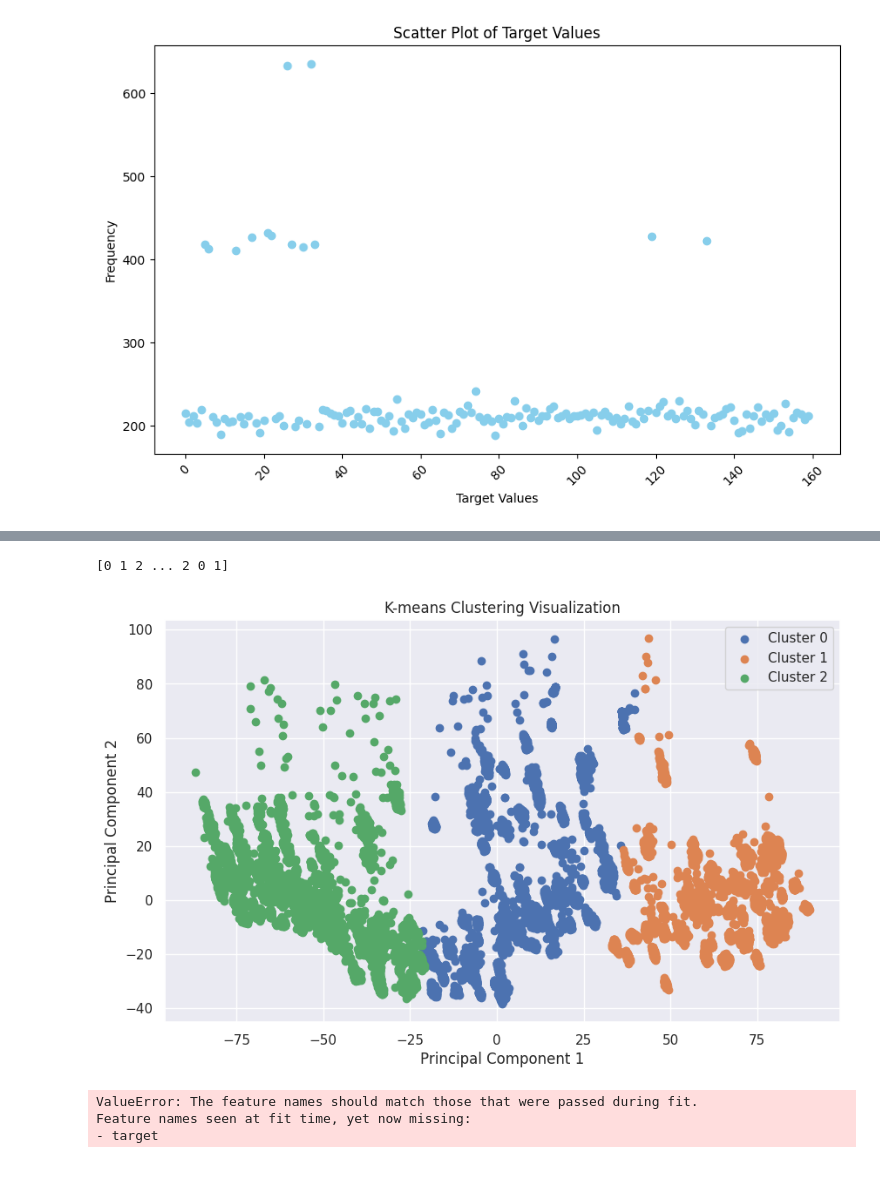
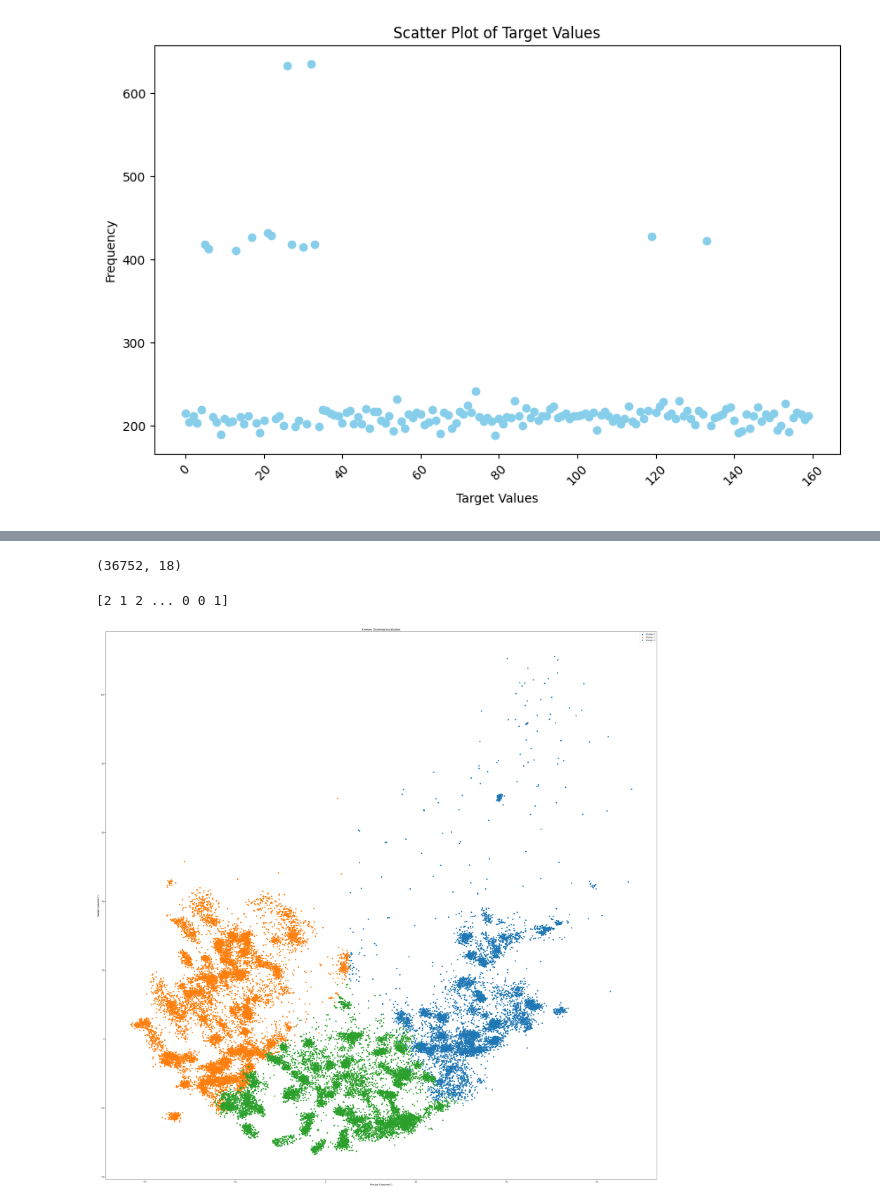
Before and after one commit to Shankjbs571/Machine-Learning-Techniques, a Jupyter notebook: Reso_Task1.ipynb, the cells around one changed output, grey strips where cells are left out. Saved outputs shown, nothing was run; the diff lists cells and outputs as text; code cells hidden in the pictures; blank space fills up the shorter version.

```diff
--- a/Reso_Task1.ipynb
+++ b/Reso_Task1.ipynb
@@ -141,6 +133,0 @@ Text(0, 0.5, 'Count')
-# %%
-import seaborn as sns
-sns.set()
-concat_dataset.hist(bins=50,figsize=(15,15))
-# display histogram
-plt.show()
@@ -182,45 +169,29 @@ plt.show()
 # %%
 from sklearn.cluster import KMeans
+# %%
+dataset.shape
+# %% [output]
+(36752, 18)
 # %%
-# Apply K-means clustering
+
 k = 3 # Number of clusters
-kmeans = KMeans(n_clusters=k, random_state=42)
-cluster_labels = kmeans.fit_predict(concat_dataset)
+kmeans_model = KMeans(n_clusters=k, random_state=42)
+cluster_labels = kmeans_model.fit_predict(dataset)
 print(cluster_labels)
-# Reduce dimensionality for visualization using PCA
+
+# Reducing dimensionality for visualization using PCA
 pca = PCA(n_components=2)
-pca_data = pca.fit_transform(concat_dataset)
+pca_data = pca.fit_transform(dataset)
 
-# Visualize the clusters
-plt.figure(figsize=(10, 6))
+# Visualizing the clusters
+plt.figure(figsize=(50, 50))
 for cluster in range(k):
     plt.scatter(pca_data[cluster_labels == cluster, 0], pca_data[cluster_labels == cluster, 1], label=f'Cluster {cluster}')
 plt.xlabel('Principal Component 1')
 plt.ylabel('Principal Component 2')
 plt.title('K-means Clustering Visualization')
 plt.legend()
 plt.show()
 # %% [output]
-[0 1 2 ... 2 0 1]
+[2 1 2 ... 0 0 1]
-[figure, old version]
+[figure, new version]
-# %%
-test_cluster_labels = kmeans.predict(test_dataset)
-
-# Reduce dimensionality of test data for visualization (using the same PCA model)
-pca_test_data = pca.transform(test_dataset)
-
-# Visualize the test data with cluster labels
-plt.figure(figsize=(10, 6))
-for cluster in range(k):
-    plt.scatter(pca_data[cluster_labels == cluster, 0], pca_data[cluster_labels == cluster, 1], label=f'Cluster {cluster}', alpha=0.5)
-for cluster in range(k):
-    plt.scatter(pca_test_data[test_cluster_labels == cluster, 0], pca_test_data[test_cluster_labels == cluster, 1], label=f'Test Cluster {cluster}', alpha=0.5, marker='x')
-plt.xlabel('Principal Component 1')
-plt.ylabel('Principal Component 2')
-plt.title('K-means Clustering Visualization with Test Data')
-plt.legend()
-plt.show()
-# %% [output]
-ValueError: The feature names should match those that were passed during fit.
-Feature names seen at fit time, yet now missing:
-- target
```
Also changed, not shown: parts of 19 cells of this notebook.
